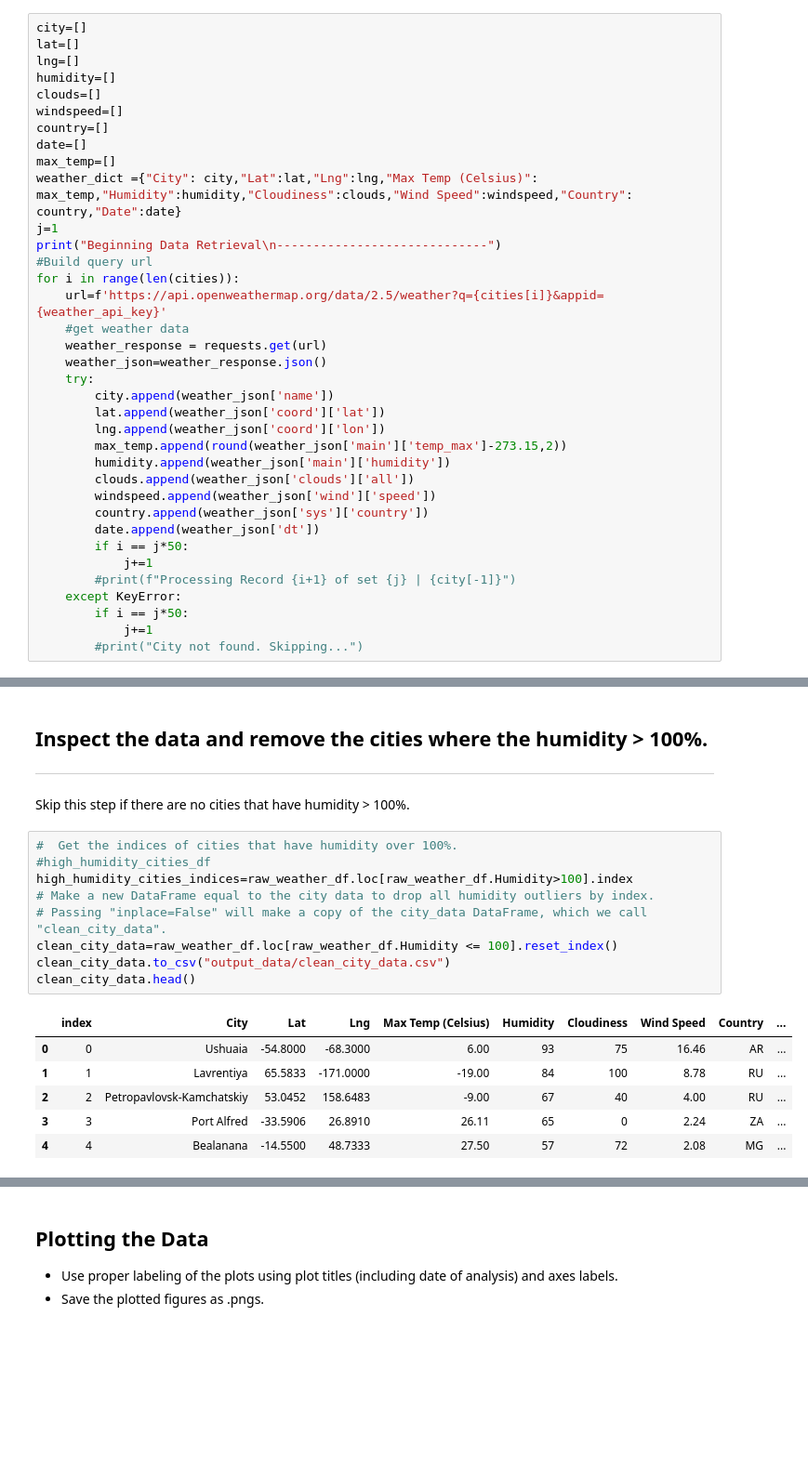
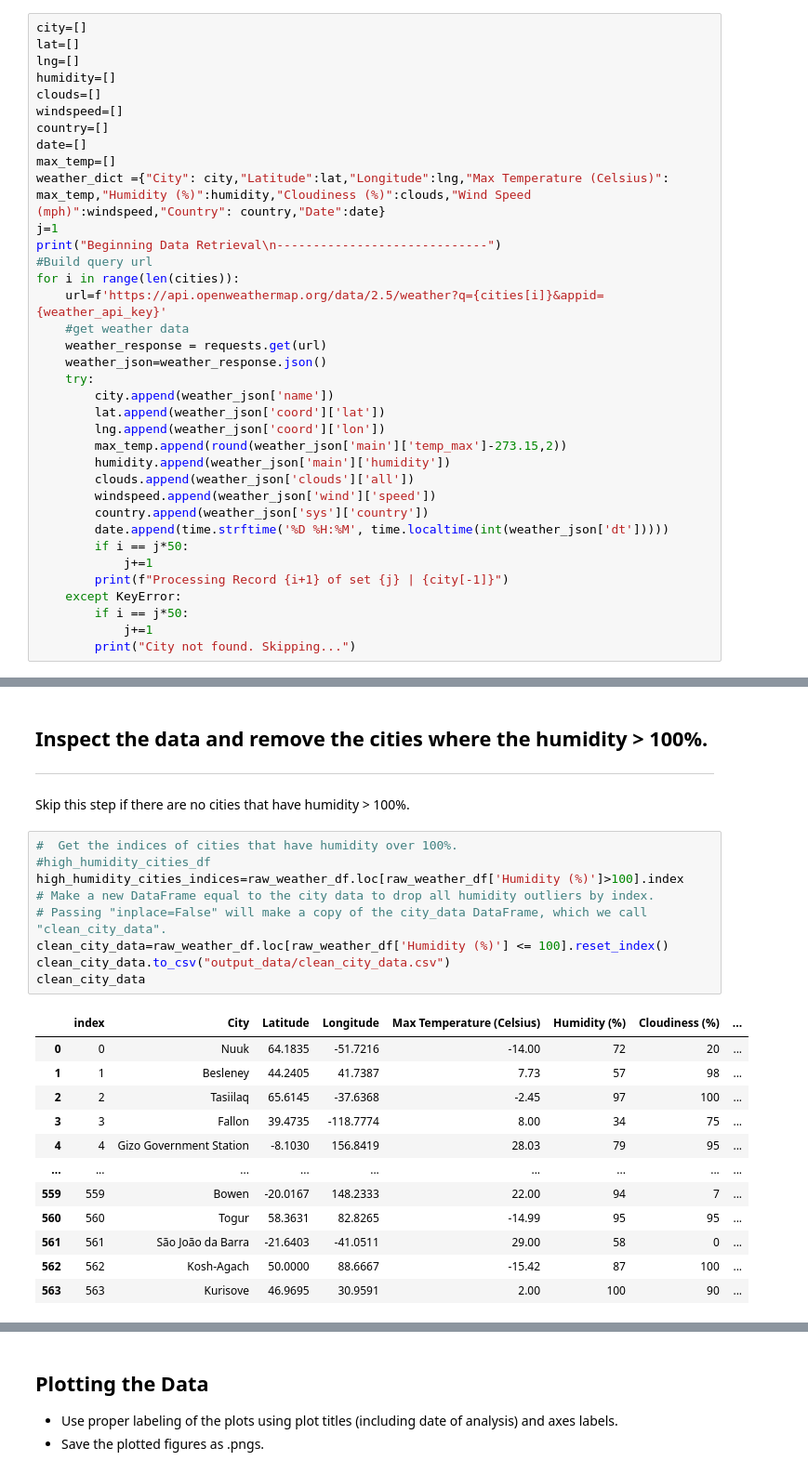
Before and after one commit to georgiafbi/python-api-challenge, a Jupyter notebook: WeatherPy.ipynb, the cells around one changed output, grey strips where cells are left out. Shown at 93% size. Saved outputs shown, nothing was run; the diff lists cells and outputs as text; blank space fills up the shorter version.

```diff
--- a/WeatherPy.ipynb
+++ b/WeatherPy.ipynb
@@ -63,7 +64,7 @@ windspeed=[]
 country=[]
 date=[]
 max_temp=[]
-weather_dict ={"City": city,"Lat":lat,"Lng":lng,"Max Temp (Celsius)": max_temp,"Humidity":humidity,"Cloudiness":clouds,"Wind Speed":windspeed,"Country": country,"Date":date}
+weather_dict ={"City": city,"Latitude":lat,"Longitude":lng,"Max Temperature (Celsius)": max_temp,"Humidity (%)":humidity,"Cloudiness (%)":clouds,"Wind Speed (mph)":windspeed,"Country": country,"Date":date}
 j=1
 print("Beginning Data Retrieval\n-----------------------------")
 #Build query url
@@ -81,14 +82,14 @@ for i in range(len(cities)):
         clouds.append(weather_json['clouds']['all'])
         windspeed.append(weather_json['wind']['speed'])
         country.append(weather_json['sys']['country'])
-        date.append(weather_json['dt'])
+        date.append(time.strftime('%D %H:%M', time.localtime(int(weather_json['dt']))))
         if i == j*50:
             j+=1
-        #print(f"Processing Record {i+1} of set {j} | {city[-1]}")
+        print(f"Processing Record {i+1} of set {j} | {city[-1]}")
     except KeyError:
         if i == j*50:
             j+=1
-        #print("City not found. Skipping...")
+        print("City not found. Skipping...")
 # %% [output]
 Beginning Data Retrieval
 -----------------------------
@@ -118,16 +137,22 @@ Skip this step if there are no cities that have humidity > 100%.
 # %%
 #  Get the indices of cities that have humidity over 100%.
 #high_humidity_cities_df
-high_humidity_cities_indices=raw_weather_df.loc[raw_weather_df.Humidity>100].index
+high_humidity_cities_indices=raw_weather_df.loc[raw_weather_df['Humidity (%)']>100].index
 # Make a new DataFrame equal to the city data to drop all humidity outliers by index.
 # Passing "inplace=False" will make a copy of the city_data DataFrame, which we call "clean_city_data".
-clean_city_data=raw_weather_df.loc[raw_weather_df.Humidity <= 100].reset_index()
+clean_city_data=raw_weather_df.loc[raw_weather_df['Humidity (%)'] <= 100].reset_index()
 clean_city_data.to_csv("output_data/clean_city_data.csv")
-clean_city_data.head()
+clean_city_data
 # %% [output]
-|  | index | City | Lat | Lng | Max Temp (Celsius) | Humidity | Cloudiness | Wind Speed | Country | ... |
-| 0 | 0 | Ushuaia | -54.8000 | -68.3000 | 6.00 | 93 | 75 | 16.46 | AR | ... |
-| 1 | 1 | Lavrentiya | 65.5833 | -171.0000 | -19.00 | 84 | 100 | 8.78 | RU | ... |
-| 2 | 2 | Petropavlovsk-Kamchatskiy | 53.0452 | 158.6483 | -9.00 | 67 | 40 | 4.00 | RU | ... |
-| 3 | 3 | Port Alfred | -33.5906 | 26.8910 | 26.11 | 65 | 0 | 2.24 | ZA | ... |
-| 4 | 4 | Bealanana | -14.5500 | 48.7333 | 27.50 | 57 | 72 | 2.08 | MG | ... |
+|  | index | City | Latitude | Longitude | Max Temperature (Celsius) | Humidity (%) | Cloudiness (%) | ... |
+| 0 | 0 | Nuuk | 64.1835 | -51.7216 | -14.00 | 72 | 20 | ... |
+| 1 | 1 | Besleney | 44.2405 | 41.7387 | 7.73 | 57 | 98 | ... |
+| 2 | 2 | Tasiilaq | 65.6145 | -37.6368 | -2.45 | 97 | 100 | ... |
+| 3 | 3 | Fallon | 39.4735 | -118.7774 | 8.00 | 34 | 75 | ... |
+| 4 | 4 | Gizo Government Station | -8.1030 | 156.8419 | 28.03 | 79 | 95 | ... |
+| ... | ... | ... | ... | ... | ... | ... | ... | ... |
+| 559 | 559 | Bowen | -20.0167 | 148.2333 | 22.00 | 94 | 7 | ... |
+| 560 | 560 | Togur | 58.3631 | 82.8265 | -14.99 | 95 | 95 | ... |
+| 561 | 561 | São João da Barra | -21.6403 | -41.0511 | 29.00 | 58 | 0 | ... |
+| 562 | 562 | Kosh-Agach | 50.0000 | 88.6667 | -15.42 | 87 | 100 | ... |
+| 563 | 563 | Kurisove | 46.9695 | 30.9591 | 2.00 | 100 | 90 | ... |
```
Also changed, not shown: parts of 11 cells of this notebook, 6 other files.
